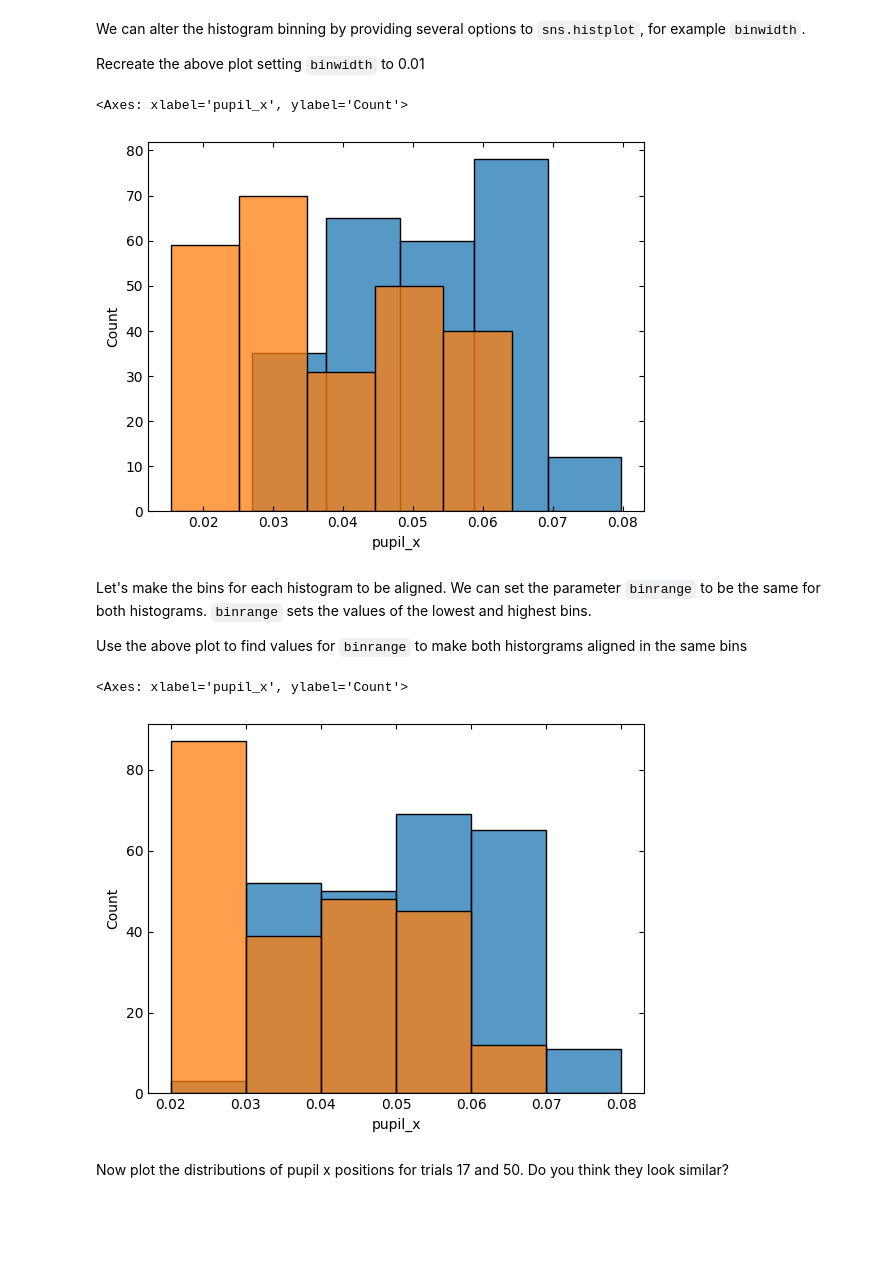
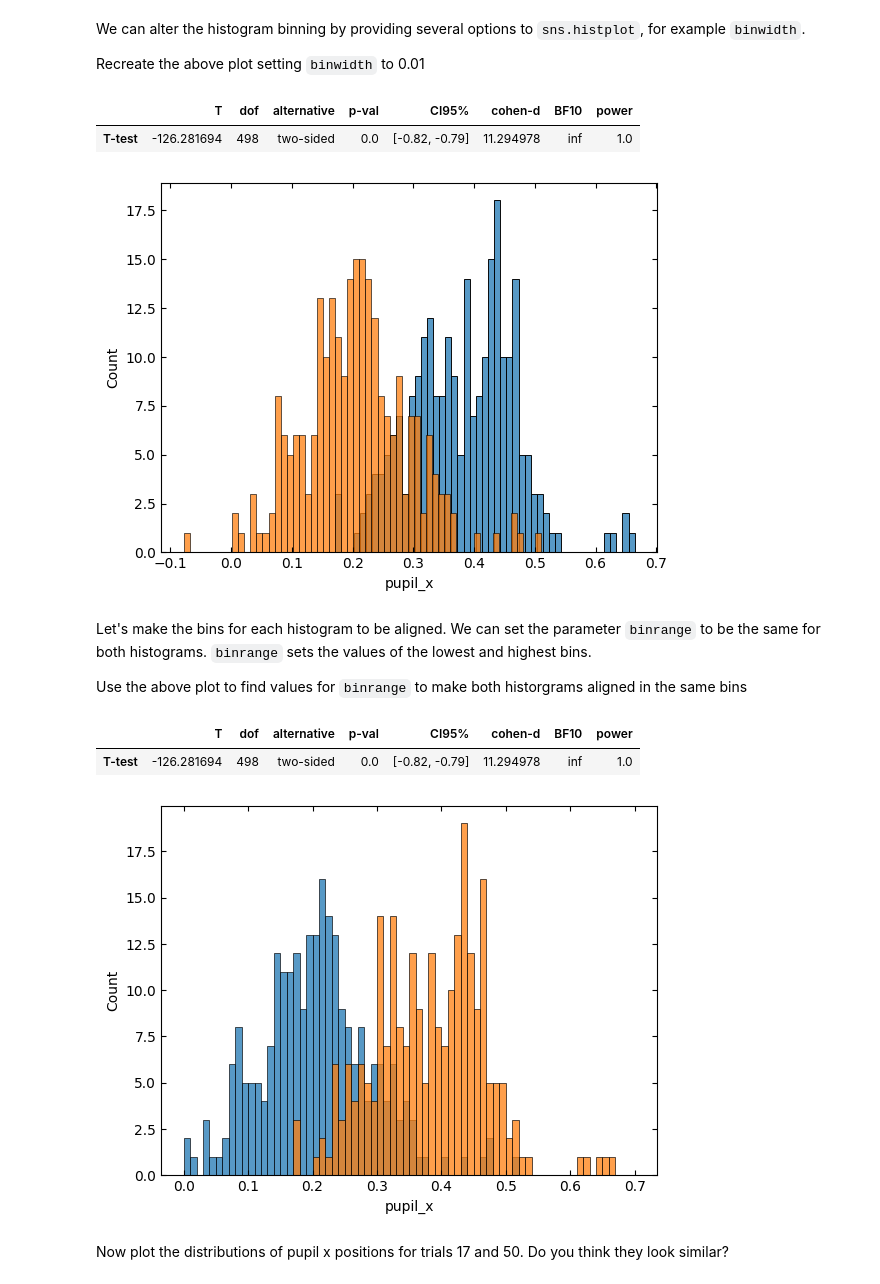
Before and after one commit to ibehave-ibots/iBOTS-Tools, a Jupyter notebook: workshops/python-workshop-1/plan/day3/6 Pupil Position Analysis With Pandas And Pingouin.ipynb, the cells around one changed output. Saved outputs shown, nothing was run; the diff lists cells and outputs as text; code cells hidden in the pictures; blank space fills up the shorter version.

```diff
--- a/workshops/python-workshop-1/plan/day3/6 Pupil Position Analysis With Pandas And Pingouin.ipynb
+++ b/workshops/python-workshop-1/plan/day3/6 Pupil Position Analysis With Pandas And Pingouin.ipynb
@@ -273,21 +234,30 @@ We can alter the histogram binning by providing several options to `sns.histplot
 
 Recreate the above plot setting `binwidth` to 0.01
 # %%
-sns.histplot(data=df[df.trial==9], x='pupil_x',binwidth=0.01)
-sns.histplot(data=df[df.trial==17], x='pupil_x', binwidth=0.01)
+df_9 = df[df['trial']==9]
+df_17 = df[df['trial']==17]
+
+sns.histplot(data=df_9, x='pupil_x',binwidth=0.01)
+sns.histplot(data=df_17, x='pupil_x',binwidth=0.01)
+pg.ttest(df_50['pupil_x'], df_17['pupil_x'])
 # %% [output]
-<Axes: xlabel='pupil_x', ylabel='Count'>
+|  | T | dof | alternative | p-val | CI95% | cohen-d | BF10 | power |
+| T-test | -126.281694 | 498 | two-sided | 0.0 | [-0.82, -0.79] | 11.294978 | inf | 1.0 |
-[figure, old version]
+[figure, new version]
 # %% [markdown]
 Let's make the bins for each histogram to be aligned. We can set the parameter `binrange` to be the same for both histograms. `binrange` sets the values of the lowest and highest bins.
 
 Use the above plot to find values for `binrange` to make both historgrams aligned in the same bins
 # %%
-sns.histplot(data=df[df.trial==9], x='pupil_x',binwidth=0.01, binrange=[0.02,0.08])
-sns.histplot(data=df[df.trial==17], x='pupil_x', binwidth=0.01, binrange=[0.02,0.08])
+df_9 = df[df['trial']==9]
+df_17 = df[df['trial']==17]
+sns.histplot(data=df_17, x='pupil_x', binwidth=0.01, binrange=[0.0,0.7])
+sns.histplot(data=df_9, x='pupil_x',binwidth=0.01, binrange=[0.0,0.7])
+pg.ttest(df_50['pupil_x'], df_17['pupil_x'])
 # %% [output]
-<Axes: xlabel='pupil_x', ylabel='Count'>
+|  | T | dof | alternative | p-val | CI95% | cohen-d | BF10 | power |
+| T-test | -126.281694 | 498 | two-sided | 0.0 | [-0.82, -0.79] | 11.294978 | inf | 1.0 |
-[figure, old version]
+[figure, new version]
 # %% [markdown]
 Now plot the distributions of pupil x positions for trials 17 and 50. Do you think they look similar?
 # %%
```
Also changed, not shown: parts of 55 cells of this notebook.
